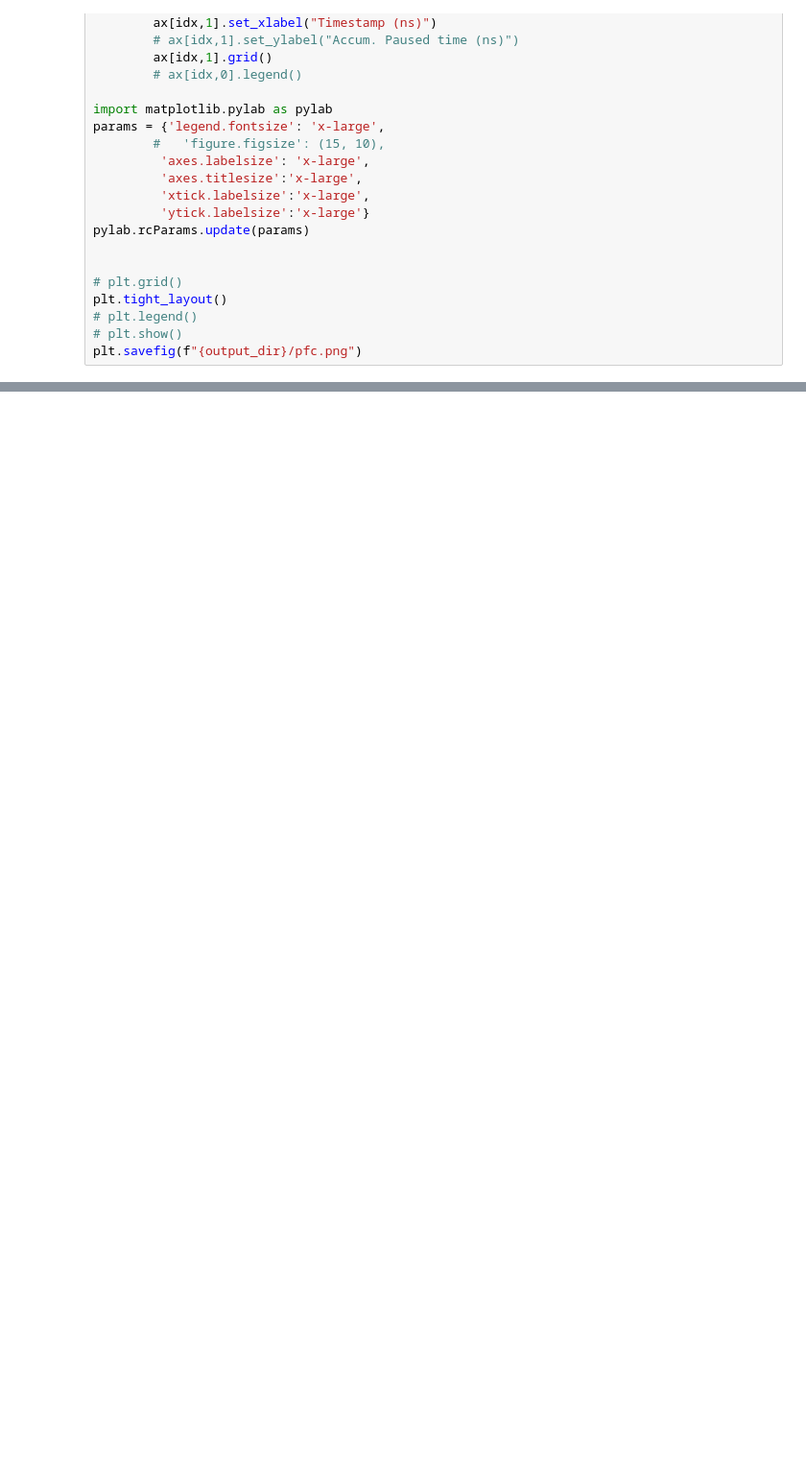
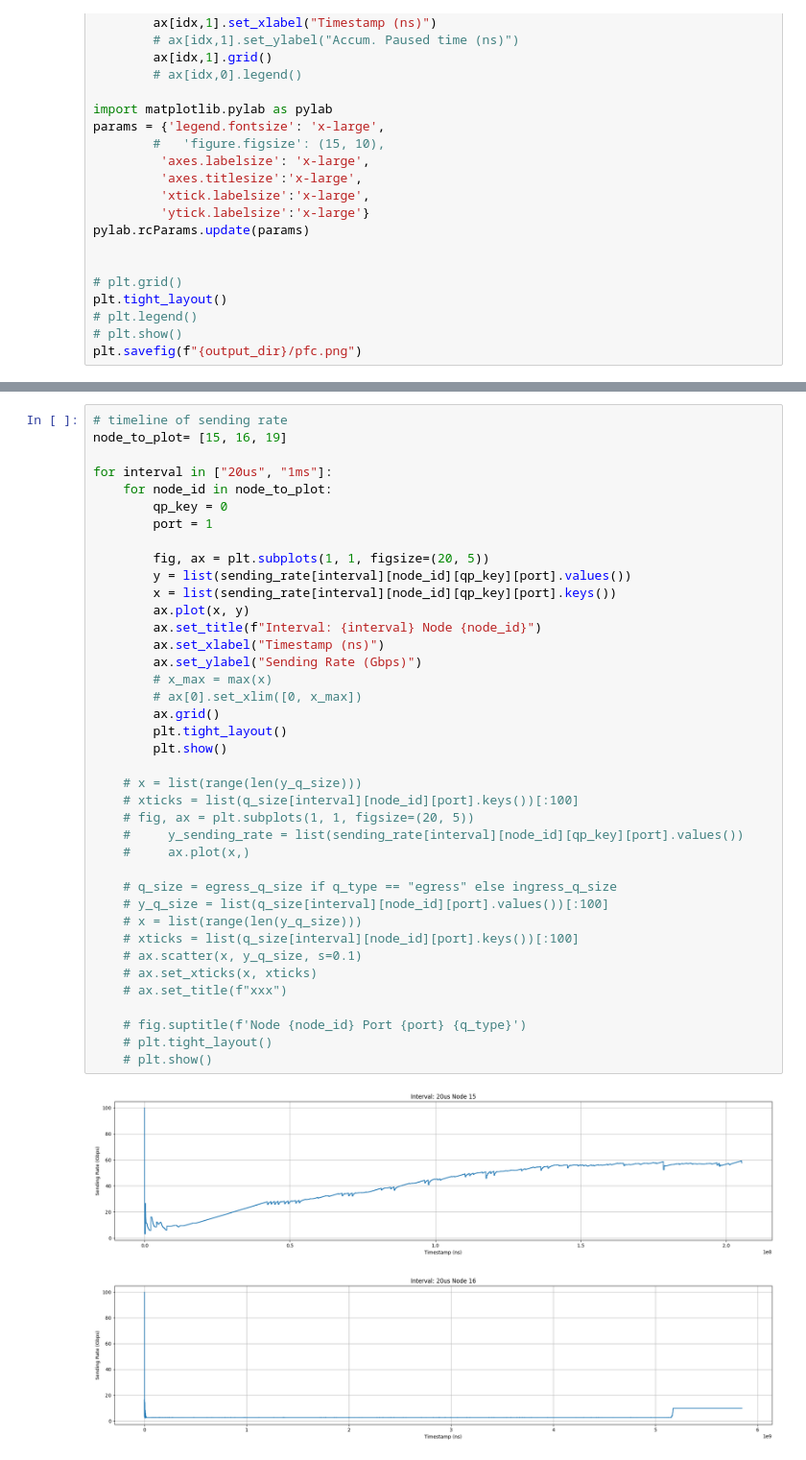
Before and after one commit to sakshamagarwals/High-Precision-Congestion-Control, a Jupyter notebook: analyze.ipynb, the cells around one changed output, grey strips where cells are left out. Shown at 96% size. Cells and saved outputs as stored; diff of their text form; blank space fills up the shorter version.

```diff
--- a/analyze.ipynb
+++ b/analyze.ipynb
@@ -504,0 +570,42 @@ for node_id, ports in node_port.items():
+# %%
+# timeline of sending rate
+node_to_plot= [15, 16, 19]
+
+for interval in ["20us", "1ms"]:
+    for node_id in node_to_plot:
+        qp_key = 0
+        port = 1
+
+        fig, ax = plt.subplots(1, 1, figsize=(20, 5))
+        y = list(sending_rate[interval][node_id][qp_key][port].values())
+        x = list(sending_rate[interval][node_id][qp_key][port].keys())
+        ax.plot(x, y)
+        ax.set_title(f"Interval: {interval} Node {node_id}")
+        ax.set_xlabel("Timestamp (ns)")
+        ax.set_ylabel("Sending Rate (Gbps)")
+        # x_max = max(x)
+        # ax[0].set_xlim([0, x_max])
+        ax.grid()
+        plt.tight_layout()
+        plt.show()
+
+    # x = list(range(len(y_q_size)))
+    # xticks = list(q_size[interval][node_id][port].keys())[:100]
+    # fig, ax = plt.subplots(1, 1, figsize=(20, 5))
+    #     y_sending_rate = list(sending_rate[interval][node_id][qp_key][port].values())
+    #     ax.plot(x,)
+
+    # q_size = egress_q_size if q_type == "egress" else ingress_q_size
+    # y_q_size = list(q_size[interval][node_id][port].values())[:100]
+    # x = list(range(len(y_q_size)))
+    # xticks = list(q_size[interval][node_id][port].keys())[:100]
+    # ax.scatter(x, y_q_size, s=0.1)
+    # ax.set_xticks(x, xticks)
+    # ax.set_title(f"xxx")
+
+    # fig.suptitle(f'Node {node_id} Port {port} {q_type}')
+    # plt.tight_layout()
+    # plt.show()
+# %% [output]
+[figure, added]
+[figure, added]
```
Also changed, not shown: parts of 5 cells of this notebook.
